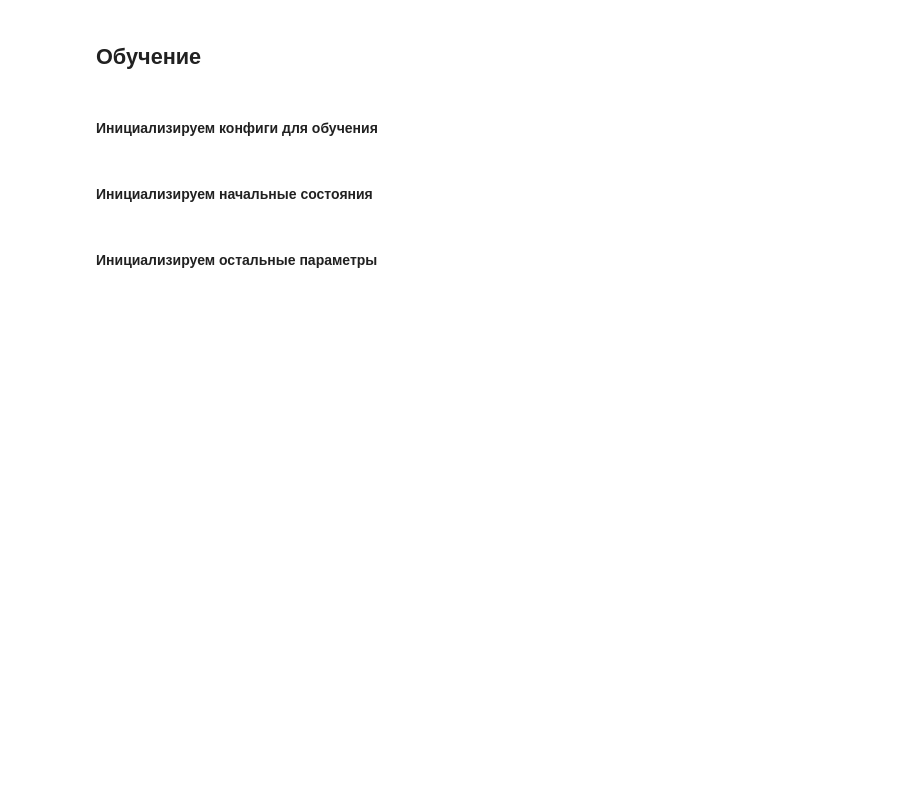
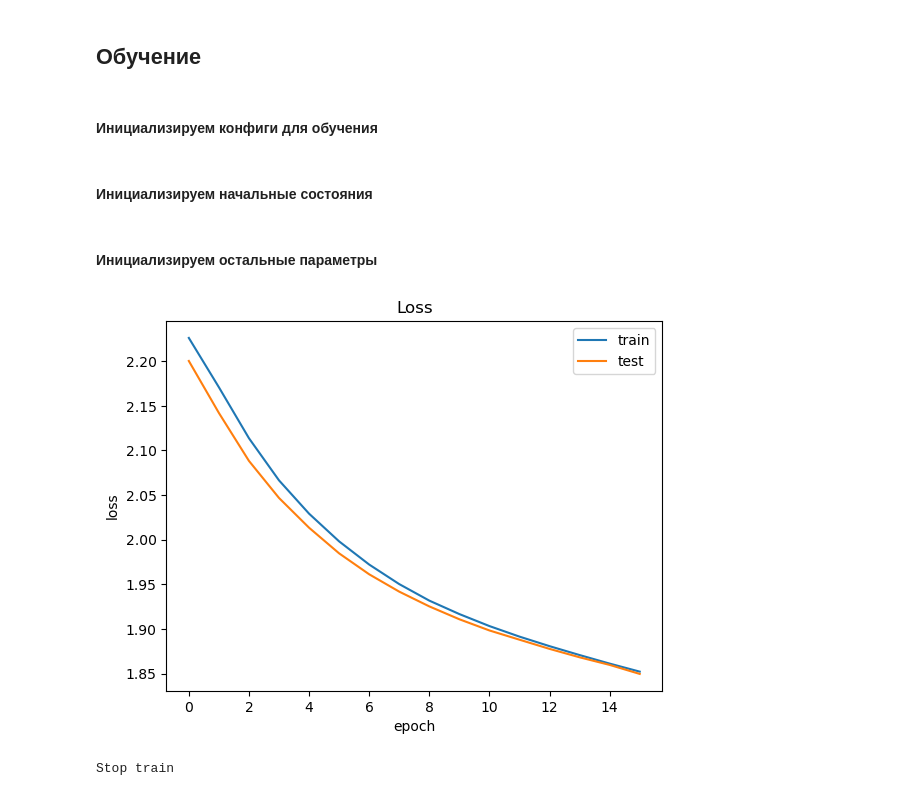
Before and after one commit to Senox55/CIFAR10-ml, a Jupyter notebook: Cifar-10.ipynb, the cells around one changed output. Drawn from its saved outputs; the diff is of its cells as text; code cells hidden in the pictures; blank space fills up the shorter version.

Commit message:
Create train and test loops, train model

```diff
--- a/Cifar-10.ipynb
+++ b/Cifar-10.ipynb
@@ -151,3 +165,25 @@ def train_loop(dataloader, model, criterion, optimizer):
+# %%
+def test_loop(dataloader, model, criterion):
+    losses = AverageMeters()
+    accs = AverageMeters()
+
+    # switch to val mode
+    model.eval()
+
+    for _, (data, target) in enumerate(dataloader):
+
+        # compute output
+        pred = model(data)
+        loss = criterion(pred, target)
+
+        # measure accurasy
+        acc = accurasy(pred, target)
+
+        # record loss and accurasy
+        losses.update(loss.item(), data.size(0))
+        accs.update(acc[0], data.size(0))
+
+    return accs.avg, losses.avg
 # %% [markdown]
 ## Обучение
 # %% [markdown]
@@ -167,3 +203,29 @@ random_seed = 42
 # %%
 criterion = nn.CrossEntropyLoss()
 optimizer = torch.optim.SGD(model.parameters(), lr = config["learning_rate"])
+# %%
+print("Start train")
+log = {"epoch": [], "train_acc": [], "train_loss": [], "test_acc": [], "test_loss": []}
+
+for epoch in range(config["total_epochs"]):
+    train_acc, train_loss = train_loop(train_dataloader, model, criterion, optimizer)
+    test_acc, test_loss = test_loop(test_dataloader, model, criterion)
+
+    log["epoch"].append(epoch)
+    log["train_loss"].append(train_loss)
+    log["test_loss"].append(test_loss)
+
+    clear_output(wait=True)
+
+    plt.plot(log["epoch"], log["train_loss"], label="train")
+    plt.plot(log["epoch"], log["test_loss"], label="test")
+    plt.legend()
+    plt.xlabel("epoch")
+    plt.ylabel("loss")
+    plt.title("Loss")
+    plt.show()
+
+print("Stop train")
+# %% [output]
+[figure, added]
+Stop train
```
Also changed, not shown: parts of 6 cells of this notebook.
